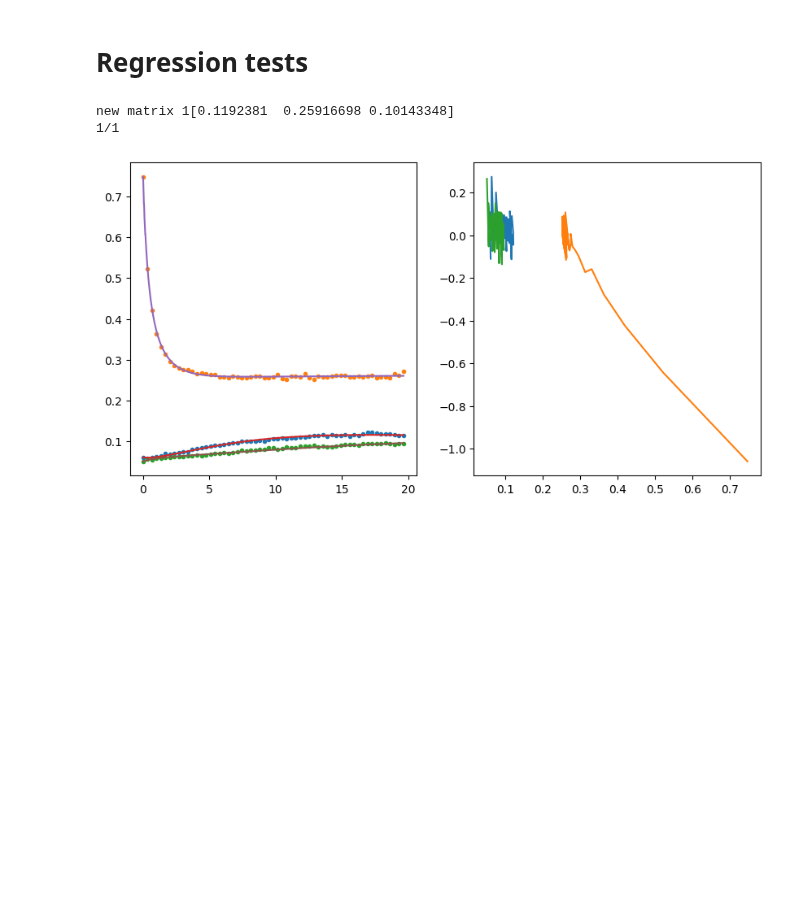
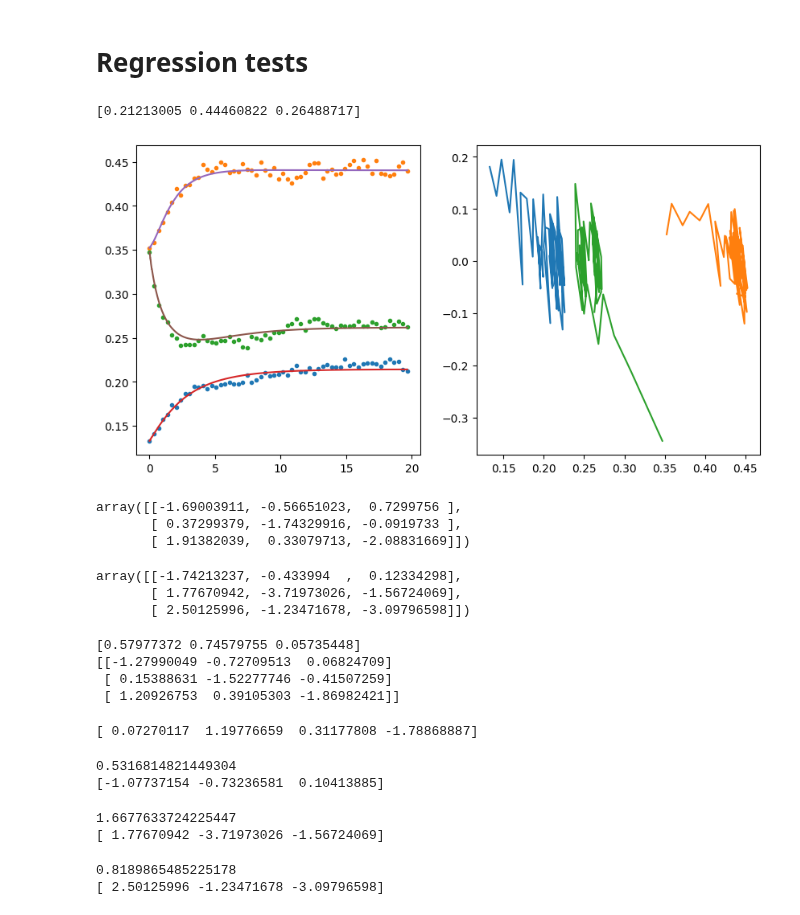
Before and after one commit to joaovaleriano/gLV_OED, a Jupyter notebook: notebooks/regression_tests.ipynb, the cells around one changed output. Cells and saved outputs as stored; diff of their text form; code cells hidden in the pictures; blank space fills up the shorter version.

```diff
--- a/notebooks/regression_tests.ipynb
+++ b/notebooks/regression_tests.ipynb
@@ -15,14 +15,21 @@ from inference import *
 n = 3
 seed = 1
 r_max = 1.
-A_diag_std = 1.
-A_off_diag_std = 10.
+A_off_diag_std = 1.
+A_diag_mean = A_off_diag_std * n**0.5 * 1.1
+A_diag_std = 0.1 * A_diag_mean
 
-p = sort_glv_params(n, seed, r_max, A_diag_std, A_off_diag_std)
+p = sort_glv_params(n, seed, r_max, A_diag_mean, A_diag_std, A_off_diag_std)
 r = p[:n]
 A = p[n:].reshape((n, n))
 x_eq = -np.linalg.inv(A)@r
 print(x_eq)
+
+n_init_cond = 1
+
+perturb_exp_base = 2.
+perturb_scale_and_sigma = [-0.5, 1.]
+init_cond_list = init_cond_by_perturb(x_eq, perturb_exp_base, perturb_scale_and_sigma, n_init_cond)
 
 env_noise = 0.02
 t0 = 0
@@ -40,32 +47,85 @@ t_samp_list = np.linspace(0, 20, 60).reshape((1,-1))
 meas_noise_list = np.array([0.01])
 repetitions = 1
 
-replicates = gen_replicates(p, env_noise, init_perturb, perturb_scale_list, t0, dt, t_samp_list, meas_noise_list, repetitions, seed=0, scale_meas_noise_by_abund=True)
+replicates = gen_replicates(p, env_noise, init_cond_list, t0, dt, t_samp_list, meas_noise_list, repetitions, seed=0, scale_meas_noise_by_abund=True)
 # %% [output]
-new matrix 1[0.1192381  0.25916698 0.10143348]
-1/1
+[0.21213005 0.44460822 0.26488717]
 # %%
-add_log_glv_rhs(replicates)
+add_log_time_diff(replicates)
+add_time_diff(replicates)
 
 t = replicates.dropna()["time"].values
 y = replicates.dropna()[[i for i in replicates.columns if i[:2]=="sp"]].values
+dydt = replicates.dropna()[[i for i in replicates.columns if i[:3]=="dsp"]].values
 dlogydt = replicates.dropna()[[i for i in replicates.columns if i[:6]=="dlogsp"]].values
 
-r_est, A_est = fit_ridge_cv(replicates, "geom")
+r_est, A_est = fit_ridge_cv(replicates, "none")
 p_est = np.concatenate((r_est, A_est.flatten()))
 
 t_pred = np.arange(t[0], t[-1], dt)
 y_pred = euler_maruyama(glv, t[0], y[0], p_est, 0, dt, t_pred)
 
 plt.subplots(1, 2, figsize=(10, 5))
 plt.subplot(1, 2, 1)
 plt.plot(t, y, ".")
 plt.plot(t_pred, y_pred)
 plt.subplot(1, 2, 2)
 plt.plot(y, dlogydt)
 plt.show()
 # %% [output]
-[figure, old version]
+[figure, new version]
+# %%
+A
+# %% [output]
+array([[-1.69003911, -0.56651023,  0.7299756 ],
+       [ 0.37299379, -1.74329916, -0.0919733 ],
+       [ 1.91382039,  0.33079713, -2.08831669]])
+# %%
+A_est
+# %% [output]
+array([[-1.74213237, -0.433994  ,  0.12334298],
+       [ 1.77670942, -3.71973026, -1.56724069],
+       [ 2.50125996, -1.23471678, -3.09796598]])
+# %%
+reg = lm.MultiTaskElasticNetCV(alphas=10.**np.arange(-5, 3))
+reg.fit(y, dlogydt)
+print(reg.intercept_)
+print(reg.coef_)
+# %% [output]
+[0.57977372 0.74579755 0.05735448]
+[[-1.27990049 -0.72709513  0.06824709]
+ [ 0.15388631 -1.52277746 -0.41507259]
+ [ 1.20926753  0.39105303 -1.86982421]]
+# %%
+reg = lm.ElasticNetCV(alphas=10.**np.arange(-5, 3), fit_intercept=False)
+reg.fit(y[:,[2]]*np.hstack((np.ones((len(y), 1)), y)), dydt[:,2])
+print(reg.coef_)
+# %% [output]
+[ 0.07270117  1.19776659  0.31177808 -1.78868887]
+# %%
+reg = lm.RidgeCV(alphas=10.**np.arange(-8, 6))
+reg.fit(y, dlogydt[:,0])
+print(reg.intercept_)
+print(reg.coef_)
+# %% [output]
+0.5316814821449304
+[-1.07737154 -0.73236581  0.10413885]
+# %%
+reg = lm.RidgeCV(alphas=10.**np.arange(-5, 3))
+reg.fit(y, dlogydt[:,1])
+print(reg.intercept_)
+print(reg.coef_)
+# %% [output]
+1.6677633724225447
+[ 1.77670942 -3.71973026 -1.56724069]
+# %%
+reg = lm.RidgeCV(alphas=10.**np.arange(-8, 6))
+reg.fit(y, dlogydt[:,2])
+print(reg.intercept_)
+print(reg.coef_)
+# %% [output]
+0.8189865485225178
+[ 2.50125996 -1.23471678 -3.09796598]
 # %%
 plt.subplots(1, 2, figsize=(10, 5))
 
```
Also changed, not shown: parts of 1 cell of this notebook.
